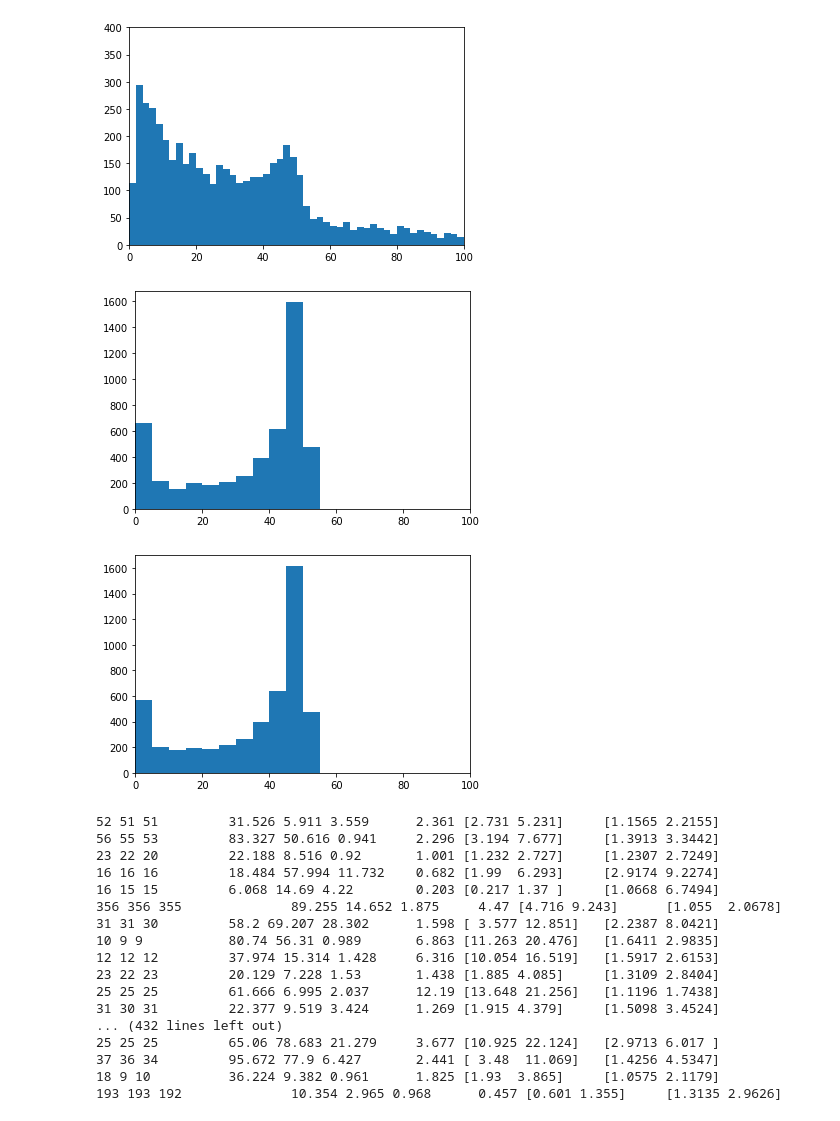
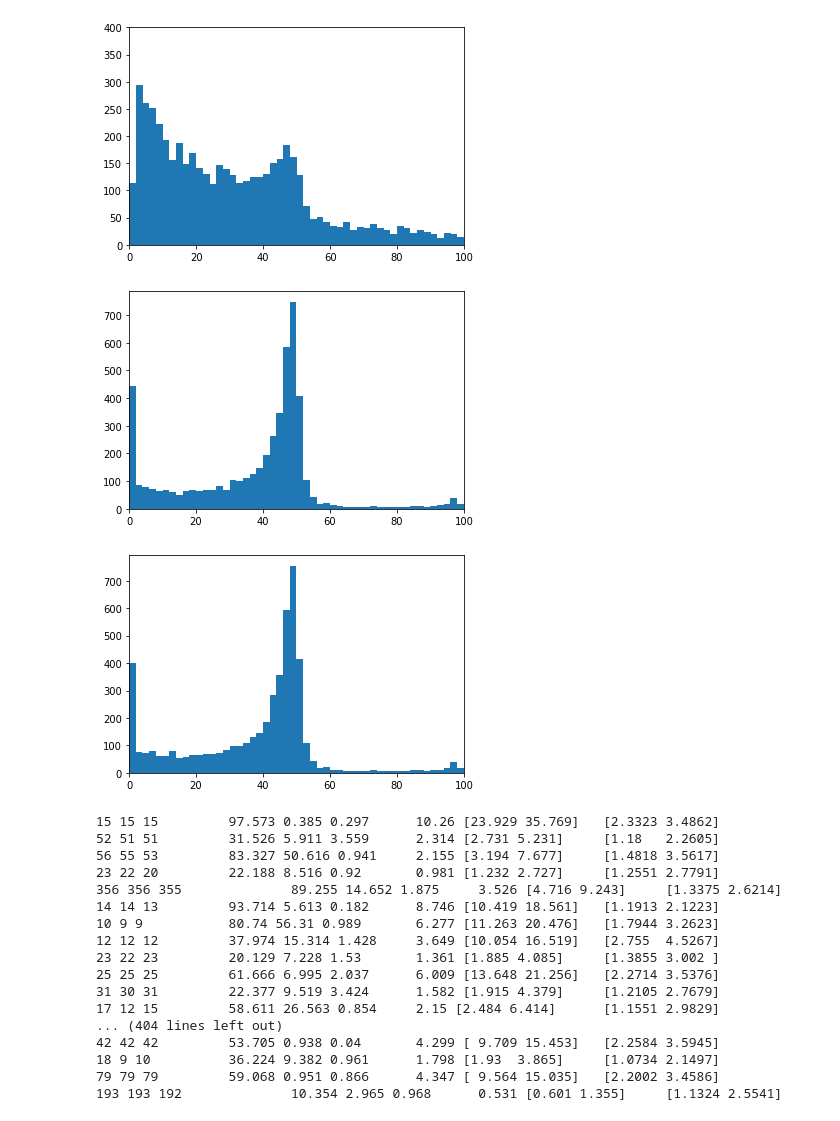
Before and after one commit to liuchbryan/ranking_under_lower_uncertainty, a Jupyter notebook: cov_CI_tests_analysis.ipynb, the cells around one changed output. Cells and saved outputs as stored; diff of their text form; code cells hidden in the pictures.

```diff
--- a/cov_CI_tests_analysis.ipynb
+++ b/cov_CI_tests_analysis.ipynb
@@ -5,36 +5,6 @@ from rulu.covariance_CI_test import *
 from rulu.utils import find_all_tests_in_same_category
 from matplotlib import pyplot as plt
 # from scipy.stats import percentileofscore
-# %%
-def find_all_tests_in_same_category(test, in_dir='../output'):
-    """
-    Retrieve all tests in `in_dir` that is of the same type as the specified `test`
-    """
-
-    def get_tests_from_pickle_file(file_path):
-        filehandler = open(file_path, 'rb')
-        return pickle.load(filehandler)
-
-    tests_pickle_fps = [
-        os.path.join(in_dir, file)
-        for file in os.listdir(in_dir)
-        if str(test.__class__.__name__) in file]
-
-    return [test for tests in map(get_tests_from_pickle_file, tests_pickle_fps)
-            for test in tests]
-
-def print_test_collection_result(test_collection: List[CovarianceCITest]) -> None:
-    if test_collection is None or len(test_collection) == 0:
-        print("There is nothing in the provided test collection.")
-        return
-    within_CI = [test.theoretical_quantity_in_sample_CI()
-                 for test in test_collection]
-
-    print(test_collection[0].get_test_name() +
-          ": {}/{} ({}%) "
-          .format(np.sum(within_CI), len(within_CI),
-                  np.round(100.0 * np.sum(within_CI) / len(within_CI), 2)) +
-          "of the tests have the theoretical quantity within the CI.")
 # %%
 cov_Yr_Ys_tests = find_all_tests_in_same_category(
     CovYrYsCITest(sigma_sq_1=0.5**2),
@@ -112,15 +94,15 @@ plt.show()
 # %%
 test_collection = cov_XIr_XJs_tests
 
 theoretical_quantity_percentiles = [
     test.theoretical_quantity_sample_percentile()
     for test in test_collection]
 
-plt.hist(theoretical_quantity_percentiles, bins=range(0, 105, 5))
+plt.hist(theoretical_quantity_percentiles, bins=range(0, 102, 2))
 plt.xlim(0, 100)
 plt.show()
 # %% [output]
-[figure, old version]
+[figure, new version]
 # %%
 test_collection = cov_XIr_XJs_second_order_tests
 
@@ -128,14 +110,14 @@ theoretical_quantity_percentiles = [
     test.theoretical_quantity_sample_percentile()
     for test in test_collection]
 
-plt.hist(theoretical_quantity_percentiles, bins=range(0, 105, 5))
+plt.hist(theoretical_quantity_percentiles, bins=range(0, 102, 2))
 plt.xlim(0, 100)
 plt.show()
 # %% [output]
-[figure, old version]
+[figure, new version]
 # %%
 for test in cov_XIr_XJs_second_order_tests:
-    if not test.theoretical_quantity_in_sample_CI():
+    if test.theoretical_quantity_below_sample_CI():
         print(test.N, test.r, test.s,  "    \t",
               np.round(test.sigma_sq_X, 3),
               np.round(test.sigma_sq_1, 3), np.round(test.sigma_sq_2, 3), "\t",
@@ -144,20 +126,20 @@ for test in cov_XIr_XJs_second_order_tests:
               np.round(test.sample_CI() / test.theoretical_quantity(), 4)
              )
 # %% [output]
-52 51 51         31.526 5.911 3.559      2.361 [2.731 5.231]     [1.1565 2.2155]
-56 55 53         83.327 50.616 0.941     2.296 [3.194 7.677]     [1.3913 3.3442]
-23 22 20         22.188 8.516 0.92       1.001 [1.232 2.727]     [1.2307 2.7249]
-16 16 16         18.484 57.994 11.732    0.682 [1.99  6.293]     [2.9174 9.2274]
-16 15 15         6.068 14.69 4.22        0.203 [0.217 1.37 ]     [1.0668 6.7494]
-356 356 355              89.255 14.652 1.875     4.47 [4.716 9.243]      [1.055  2.0678]
-31 31 30         58.2 69.207 28.302      1.598 [ 3.577 12.851]   [2.2387 8.0421]
-10 9 9           80.74 56.31 0.989       6.863 [11.263 20.476]   [1.6411 2.9835]
-12 12 12         37.974 15.314 1.428     6.316 [10.054 16.519]   [1.5917 2.6153]
-23 22 23         20.129 7.228 1.53       1.438 [1.885 4.085]     [1.3109 2.8404]
-25 25 25         61.666 6.995 2.037      12.19 [13.648 21.256]   [1.1196 1.7438]
-31 30 31         22.377 9.519 3.424      1.269 [1.915 4.379]     [1.5098 3.4524]
-... (432 lines left out)
-25 25 25         65.06 78.683 21.279     3.677 [10.925 22.124]   [2.9713 6.017 ]
-37 36 34         95.672 77.9 6.427       2.441 [ 3.48  11.069]   [1.4256 4.5347]
-18 9 10          36.224 9.382 0.961      1.825 [1.93  3.865]     [1.0575 2.1179]
-193 193 192              10.354 2.965 0.968      0.457 [0.601 1.355]     [1.3135 2.9626]
+15 15 15         97.573 0.385 0.297      10.26 [23.929 35.769]   [2.3323 3.4862]
+52 51 51         31.526 5.911 3.559      2.314 [2.731 5.231]     [1.18   2.2605]
+56 55 53         83.327 50.616 0.941     2.155 [3.194 7.677]     [1.4818 3.5617]
+23 22 20         22.188 8.516 0.92       0.981 [1.232 2.727]     [1.2551 2.7791]
+356 356 355              89.255 14.652 1.875     3.526 [4.716 9.243]     [1.3375 2.6214]
+14 14 13         93.714 5.613 0.182      8.746 [10.419 18.561]   [1.1913 2.1223]
+10 9 9           80.74 56.31 0.989       6.277 [11.263 20.476]   [1.7944 3.2623]
+12 12 12         37.974 15.314 1.428     3.649 [10.054 16.519]   [2.755  4.5267]
+23 22 23         20.129 7.228 1.53       1.361 [1.885 4.085]     [1.3855 3.002 ]
+25 25 25         61.666 6.995 2.037      6.009 [13.648 21.256]   [2.2714 3.5376]
+31 30 31         22.377 9.519 3.424      1.582 [1.915 4.379]     [1.2105 2.7679]
+17 12 15         58.611 26.563 0.854     2.15 [2.484 6.414]      [1.1551 2.9829]
+... (404 lines left out)
+42 42 42         53.705 0.938 0.04       4.299 [ 9.709 15.453]   [2.2584 3.5945]
+18 9 10          36.224 9.382 0.961      1.798 [1.93  3.865]     [1.0734 2.1497]
+79 79 79         59.068 0.951 0.866      4.347 [ 9.564 15.035]   [2.2002 3.4586]
+193 193 192              10.354 2.965 0.968      0.531 [0.601 1.355]     [1.1324 2.5541]
```
Also changed, not shown: parts of 2 cells of this notebook, 4 other files.
